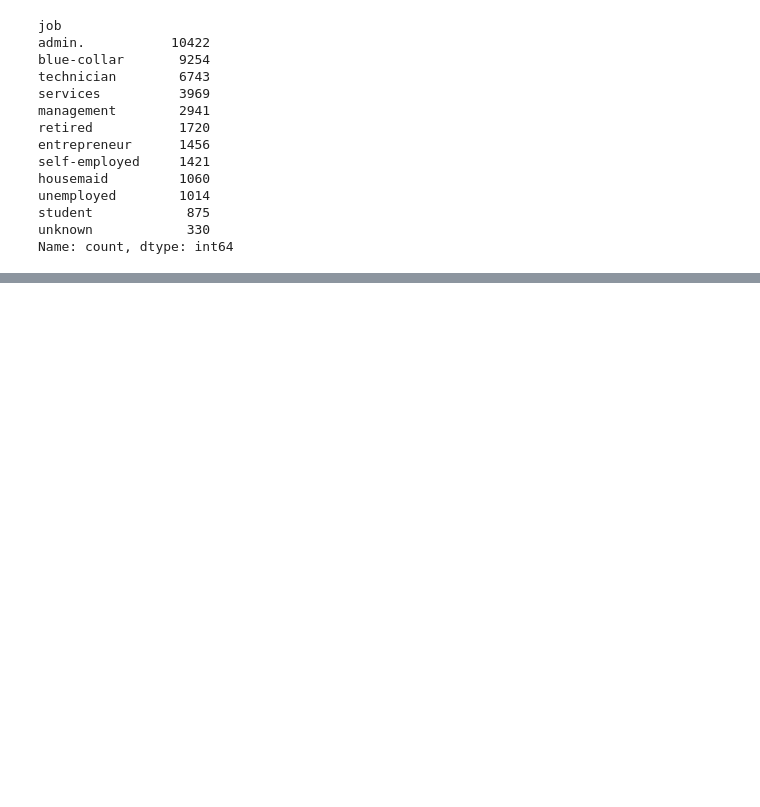
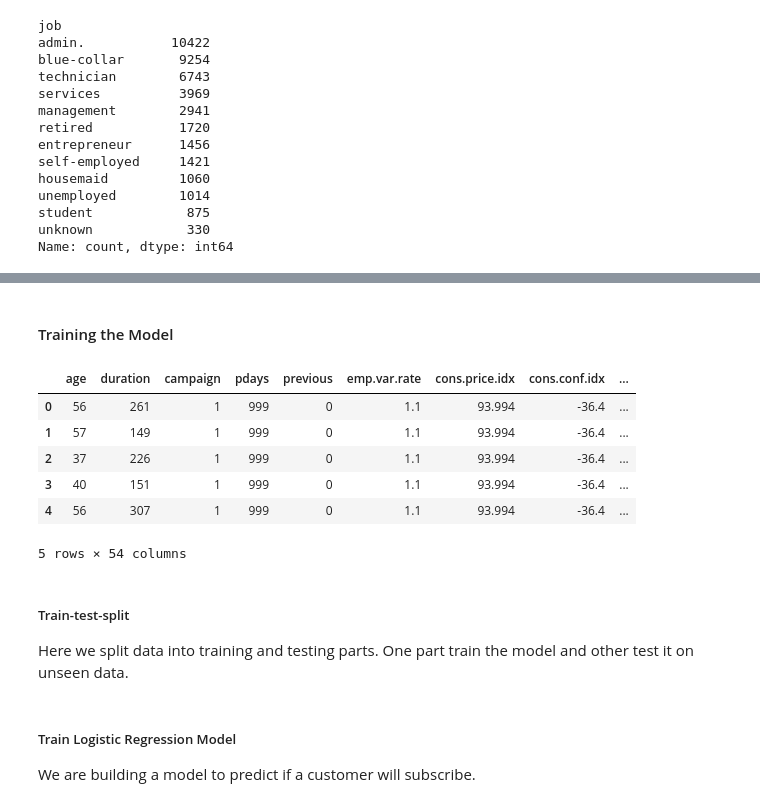
Before and after one commit to AyeshaQ1/DataScience-Internship-DevelopersHub, a Jupyter notebook: Advance/task1_Term_deposit_prediction.ipynb, the cells around one changed output, grey strips where cells are left out. Cells and saved outputs as stored; diff of their text form; code cells hidden in the pictures; blank space fills up the shorter version.

```diff
--- a/Advance/task1_Term_deposit_prediction.ipynb
+++ b/Advance/task1_Term_deposit_prediction.ipynb
@@ -138,0 +138,17 @@ Name: count, dtype: int64
+# %% [markdown]
+#### Training the Model
+# %%
+# Convert categorical columns using one-hot encoding
+data = pd.get_dummies(data, drop_first=True)
+data.head()
+# %% [output]
+|  | age | duration | campaign | pdays | previous | emp.var.rate | cons.price.idx | cons.conf.idx | ... |
+| 0 | 56 | 261 | 1 | 999 | 0 | 1.1 | 93.994 | -36.4 | ... |
+| 1 | 57 | 149 | 1 | 999 | 0 | 1.1 | 93.994 | -36.4 | ... |
+| 2 | 37 | 226 | 1 | 999 | 0 | 1.1 | 93.994 | -36.4 | ... |
+| 3 | 40 | 151 | 1 | 999 | 0 | 1.1 | 93.994 | -36.4 | ... |
+| 4 | 56 | 307 | 1 | 999 | 0 | 1.1 | 93.994 | -36.4 | ... |
+5 rows × 54 columns
+# %% [markdown]
+##### Train-test-split
+Here we split data into training and testing parts. One part train the model and other test it on unseen data.
@@ -138,0 +164,3 @@ Name: count, dtype: int64
+# %% [markdown]
+##### Train Logistic Regression Model
+We are building a model to predict if a customer will subscribe.
```
Also changed, not shown: parts of 11 cells of this notebook.
